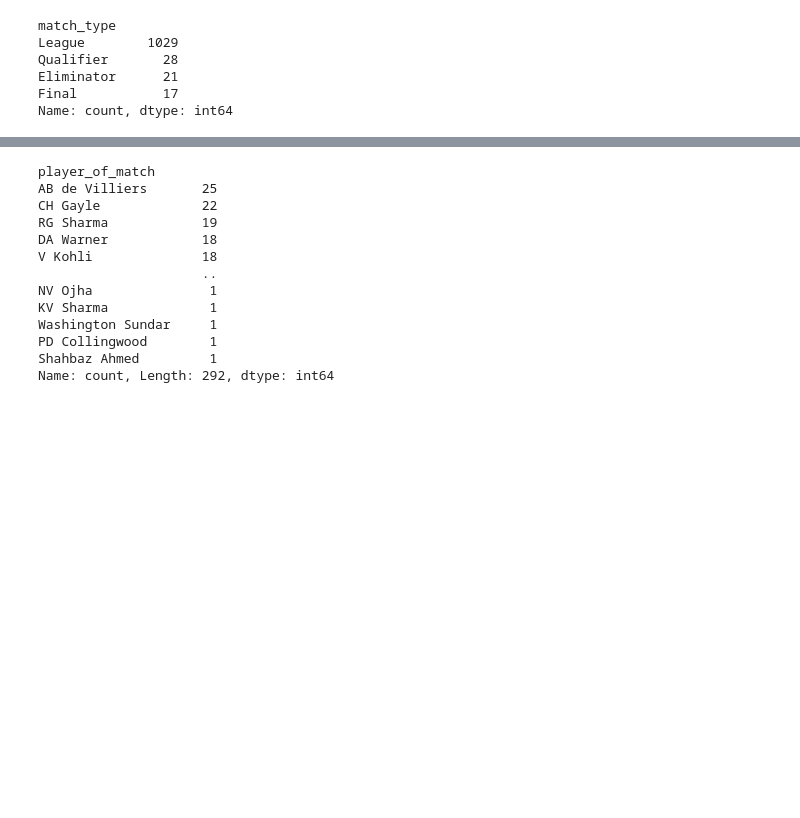
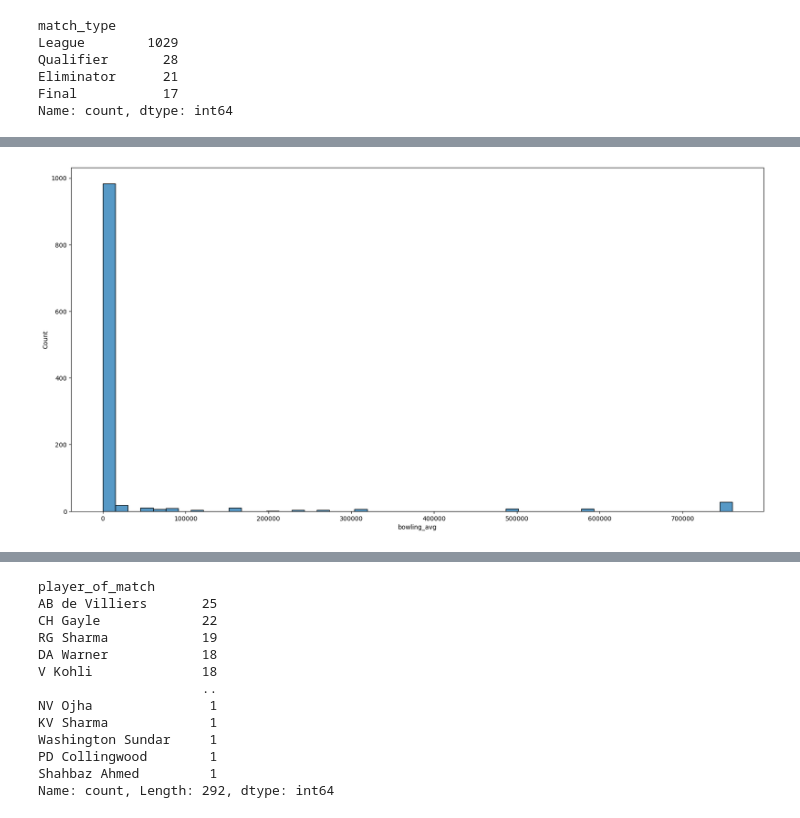
Before and after one commit to prititaliya/IPL-ML, a Jupyter notebook: ipl.ipynb, the cells around one changed output, grey strips where cells are left out. Saved outputs shown, nothing was run; the diff lists cells and outputs as text; code cells hidden in the pictures; blank space fills up the shorter version.

```diff
--- a/ipl.ipynb
+++ b/ipl.ipynb
@@ -209,0 +221,8 @@ matches['wickets'].fillna(0,inplace=True)
+# %%
+matches['bowling_avg'].fillna(matches['bowling_avg'].max(),inplace=True)
+# %%
+plt.figure(figsize=(20,10))
+sns.histplot(matches['bowling_avg'],bins=50)
+plt.show()
+# %% [output]
+[figure, added]
```
Also changed, not shown: parts of 22 cells of this notebook, 1 other file.
